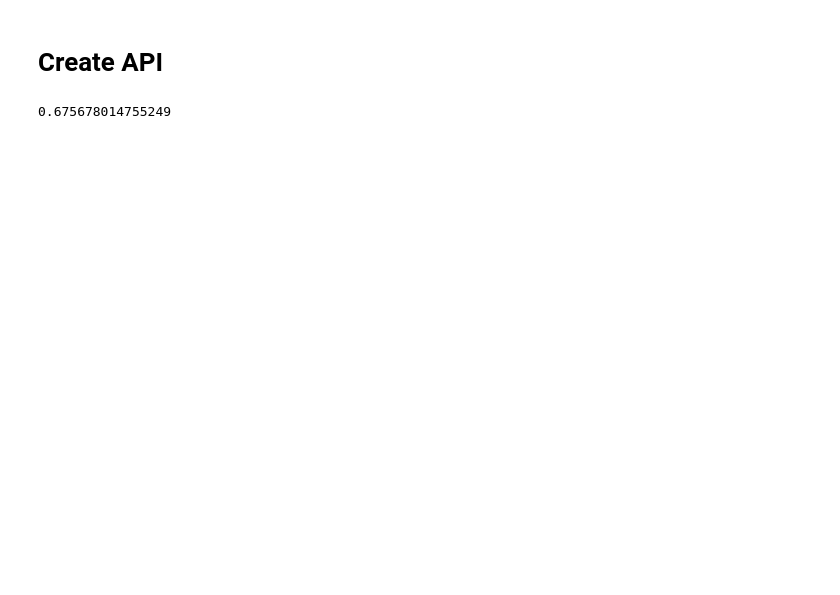
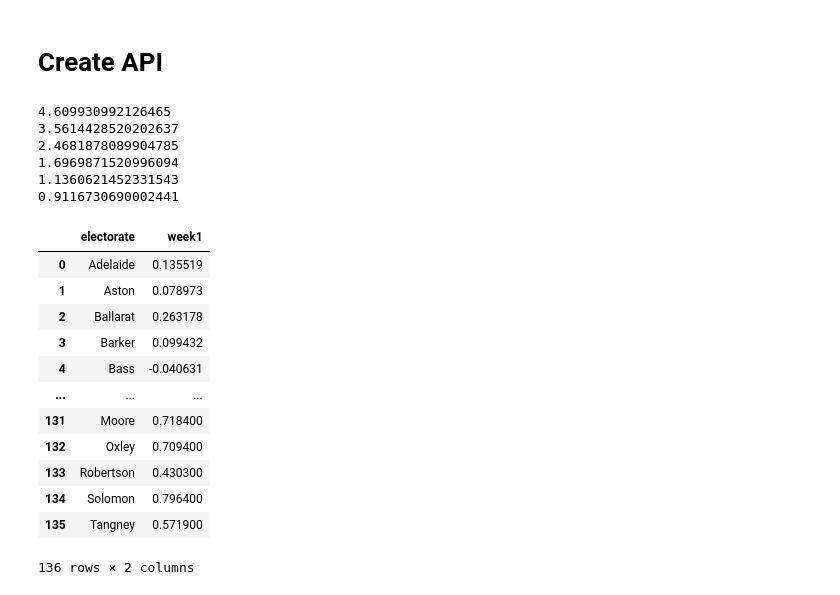
Before and after one commit to doncd-p/COMP90024-23S1-A2-Australia-Social-Media-Analytics, a Jupyter notebook: notebook/R_16_R_Analysis_Data.ipynb, the cells around one changed output. Cells and saved outputs as stored; diff of their text form; code cells hidden in the pictures; blank space fills up the shorter version.

```diff
--- a/notebook/R_16_R_Analysis_Data.ipynb
+++ b/notebook/R_16_R_Analysis_Data.ipynb
@@ -50,21 +66,32 @@ def GET_date_electorate__avgsent__pol(startdate, enddate, username, password):
     returned_data_json = make_get_request(username, password, url, params)
 
     return returned_data_json
-# %%
-date_electorate__avgsent__pol = GET_date_electorate__avgsent__pol('2022-02-09', '2022-05-22', username, password) # Pre Election
-# %% [output]
-0.675678014755249
+# %%
+month3 = GET_date_electorate__avgsent__pol('2022-02-21', '2022-05-22', username, password) # Pre Election
+month2 = GET_date_electorate__avgsent__pol('2022-03-21', '2022-05-22', username, password) # Pre Election
+month1 = GET_date_electorate__avgsent__pol('2022-04-21', '2022-05-22', username, password) # Pre Election
+week3 = GET_date_electorate__avgsent__pol('2022-05-01', '2022-05-22', username, password) # Pre Election
+week2 = GET_date_electorate__avgsent__pol('2022-05-07', '2022-05-22', username, password) # Pre Election
+week1 = GET_date_electorate__avgsent__pol('2022-05-14', '2022-05-22', username, password) # Pre Election
+# %% [output]
+4.609930992126465
+3.5614428520202637
+2.4681878089904785
+1.6969871520996094
+1.1360621452331543
+0.9116730690002441
 # %%
-electorate_avg_sent_pol_sum_count = {}
+def clean_data(date_electorate__avgsent__pol):
+    electorate_avg_sent_pol_sum_count = {}
 
-for i in range(len(date_electorate__avgsent__pol['rows'])):
+    for i in range(len(date_electorate__avgsent__pol['rows'])):
 
-    electorate = date_electorate__avgsent__pol['rows'][i]['key'][1]
-    if electorate not in electorate_avg_sent_pol_sum_count:
-        electorate_avg_sent_pol_sum_count[electorate] = [0, 0]
+        electorate = date_electorate__avgsent__pol['rows'][i]['key'][1]
+        if electorate not in electorate_avg_sent_pol_sum_count:
+            electorate_avg_sent_pol_sum_count[electorate] = [0, 0]
 
-    electorate_avg_sent_pol_sum_count[electorate][0] += date_electorate__avgsent__pol['rows'][i]['value']['sum']
-    electorate_avg_sent_pol_sum_count[electorate][1] += date_electorate__avgsent__pol['rows'][i]['value']['count']
+        electorate_avg_sent_pol_sum_count[electorate][0] += date_electorate__avgsent__pol['rows'][i]['value']['sum']
+        electorate_avg_sent_pol_sum_count[electorate][1] += date_electorate__avgsent__pol['rows'][i]['value']['count']
 
-electorate_avg_sent = {key:electorate_avg_sent_pol_sum_count[key][0]/electorate_avg_sent_pol_sum_count[key][1] for key in electorate_avg_sent_pol_sum_count}
-electorate_avg_sent
+    electorate_avg_sent = {key:electorate_avg_sent_pol_sum_count[key][0]/electorate_avg_sent_pol_sum_count[key][1] for key in electorate_avg_sent_pol_sum_count}
+    return electorate_avg_sent
@@ -74,0 +112,16 @@ sudo_election_data_with_sentiment = sudo_election_data.merge(right = sentiment_d
+# %%
+sentiment_df6
+# %% [output]
+|  | electorate | week1 |
+| 0 | Adelaide | 0.135519 |
+| 1 | Aston | 0.078973 |
+| 2 | Ballarat | 0.263178 |
+| 3 | Barker | 0.099432 |
+| 4 | Bass | -0.040631 |
+| ... | ... | ... |
+| 131 | Moore | 0.718400 |
+| 132 | Oxley | 0.709400 |
+| 133 | Robertson | 0.430300 |
+| 134 | Solomon | 0.796400 |
+| 135 | Tangney | 0.571900 |
+136 rows × 2 columns
```
Also changed, not shown: parts of 9 cells of this notebook, 2 other files.
